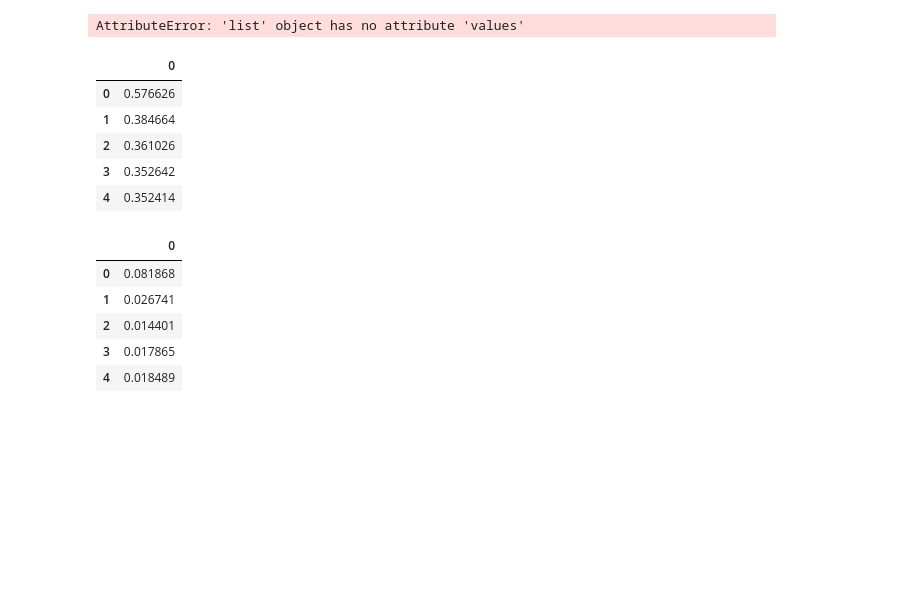
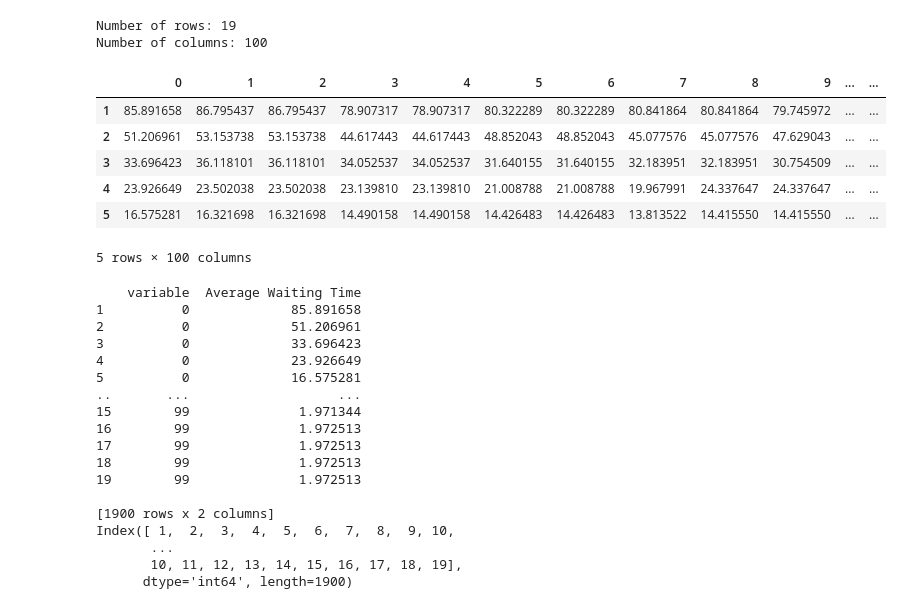
Before and after one commit to beavargas/Festivals-simulation-FYP, a Jupyter notebook: Visualization.ipynb, the cells around one changed output. Saved outputs shown, nothing was run; the diff lists cells and outputs as text; code cells hidden in the pictures; blank space fills up the shorter version.

```diff
--- a/Visualization.ipynb
+++ b/Visualization.ipynb
@@ -6,10 +7,22 @@ import matplotlib.pyplot as plt
 
 sns.set_theme(style="darkgrid")
 # %%
-simulation_mean_df = pd.read_json('simulation_data.json', orient= 'index')
+# THIS LOADS THE RIGHT DATA IN THE RIGHT SHAPE
+simulation_mean_df = pd.read_json('RESULTS_Simple_Model.json')
+simulation_mean_df = simulation_mean_df.iloc[1:]
 num_rows, num_cols = simulation_mean_df.shape
 
 print("Number of rows:", num_rows)
 print("Number of columns:", num_cols)
+
+simulation_mean_df.head()
 # %% [output]
-AttributeError: 'list' object has no attribute 'values'
+Number of rows: 19
+Number of columns: 100
+|  | 0 | 1 | 2 | 3 | 4 | 5 | 6 | 7 | 8 | 9 | ... | ... |
+| 1 | 85.891658 | 86.795437 | 86.795437 | 78.907317 | 78.907317 | 80.322289 | 80.322289 | 80.841864 | 80.841864 | 79.745972 | ... | ... |
+| 2 | 51.206961 | 53.153738 | 53.153738 | 44.617443 | 44.617443 | 48.852043 | 48.852043 | 45.077576 | 45.077576 | 47.629043 | ... | ... |
+| 3 | 33.696423 | 36.118101 | 36.118101 | 34.052537 | 34.052537 | 31.640155 | 31.640155 | 32.183951 | 32.183951 | 30.754509 | ... | ... |
+| 4 | 23.926649 | 23.502038 | 23.502038 | 23.139810 | 23.139810 | 21.008788 | 21.008788 | 19.967991 | 24.337647 | 24.337647 | ... | ... |
+| 5 | 16.575281 | 16.321698 | 16.321698 | 14.490158 | 14.490158 | 14.426483 | 14.426483 | 13.813522 | 14.415550 | 14.415550 | ... | ... |
+5 rows × 100 columns
@@ -21,37 +29,29 @@ def load_config(file_path):
-# %%
-# Load the sample mean and convert to a pandas data frame
-
-#config = load_config('simulation_data.json')
-config_sample_mean = load_config('simulation_sample_means.json')
-
-
-# Convert the json file data into a pandas DataFrame
-df_sample_mean = pd.DataFrame(config_sample_mean)
-df_sample_mean.head()
-# %% [output]
-|  | 0 |
-| 0 | 0.576626 |
-| 1 | 0.384664 |
-| 2 | 0.361026 |
-| 3 | 0.352642 |
-| 4 | 0.352414 |
-# %%
-# Load the sample standard deviation and convert it to a pandas dataframe
-
-config_sample_std = load_config('simulation_sample_std.json')
-
-df_sample_std = pd.DataFrame(config_sample_std)
-df_sample_std.head()
-# %% [output]
-|  | 0 |
-| 0 | 0.081868 |
-| 1 | 0.026741 |
-| 2 | 0.014401 |
-| 3 | 0.017865 |
-| 4 | 0.018489 |
 # %%
 # The following plot shows the waiting times for all the festival goers for each number of servers in the system
 
-df_melted = pd.melt(df_sample_mean, value_name="Average Waiting Time", ignore_index=False)
+df_melted = pd.melt(simulation_mean_df, value_name="Average Waiting Time", ignore_index=False)
 # sns.scatterplot(data=df_melted, x=df_melted.index, y="Waiting Time")
-df_sample_mean.index = df_sample_mean.index + 1 # this switches the x-axis labels to strat from 1 instead of 0
+ # this switches the x-axis labels to strat from 1 instead of 0
+
+print(df_melted)
+
+print(df_melted.index)
+# %% [output]
+    variable  Average Waiting Time
+1          0             85.891658
+2          0             51.206961
+3          0             33.696423
+4          0             23.926649
+5          0             16.575281
+..       ...                   ...
+15        99              1.971344
+16        99              1.972513
+17        99              1.972513
+18        99              1.972513
+19        99              1.972513
+
+[1900 rows x 2 columns]
+Index([ 1,  2,  3,  4,  5,  6,  7,  8,  9, 10,
+       ...
+       10, 11, 12, 13, 14, 15, 16, 17, 18, 19],
+      dtype='int64', length=1900)
```
Also changed, not shown: parts of 7 cells of this notebook.
